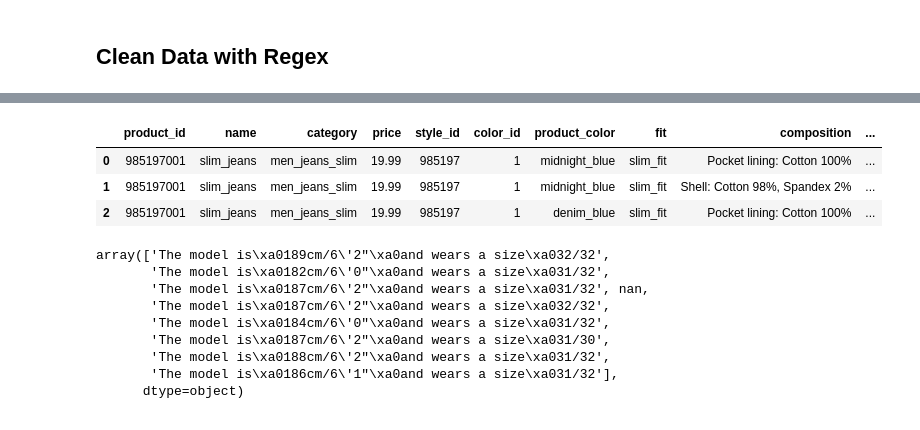
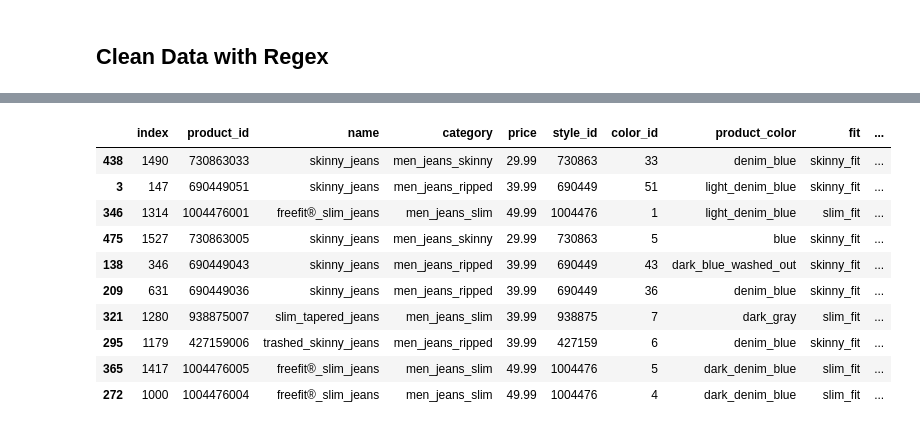
Before and after one commit to MarcosRMG/ds_ao_dev, a Jupyter notebook: notebooks/DS ao DEV.ipynb, the cells around one changed output, grey strips where cells are left out. Saved outputs shown, nothing was run; the diff lists cells and outputs as text; code cells hidden in the pictures.

Commit message:
clean data

```diff
--- a/notebooks/DS ao DEV.ipynb
+++ b/notebooks/DS ao DEV.ipynb
@@ -896,19 +872,51 @@ data['product_color'] = data['product_color'].apply(lambda x: x.replace(' ', '_'
-# %%
-data.head(3)
-# %% [output]
-|  | product_id | name | category | price | style_id | color_id | product_color | fit | composition | ... |
-| 0 | 985197001 | slim_jeans | men_jeans_slim | 19.99 | 985197 | 1 | midnight_blue | slim_fit | Pocket lining: Cotton 100% | ... |
-| 1 | 985197001 | slim_jeans | men_jeans_slim | 19.99 | 985197 | 1 | midnight_blue | slim_fit | Shell: Cotton 98%, Spandex 2% | ... |
-| 2 | 985197001 | slim_jeans | men_jeans_slim | 19.99 | 985197 | 1 | denim_blue | slim_fit | Pocket lining: Cotton 100% | ... |
-# %%
-data['size'].unique()
-# %% [output]
-array(['The model is\xa0189cm/6\'2"\xa0and wears a size\xa032/32',
-       'The model is\xa0182cm/6\'0"\xa0and wears a size\xa031/32',
-       'The model is\xa0187cm/6\'2"\xa0and wears a size\xa031/32', nan,
-       'The model is\xa0187cm/6\'2"\xa0and wears a size\xa032/32',
-       'The model is\xa0184cm/6\'0"\xa0and wears a size\xa031/32',
-       'The model is\xa0187cm/6\'2"\xa0and wears a size\xa031/30',
-       'The model is\xa0188cm/6\'2"\xa0and wears a size\xa031/32',
-       'The model is\xa0186cm/6\'1"\xa0and wears a size\xa031/32'],
-      dtype=object)
+# %%
+# Decomposing the column composition
+df_ref = pd.DataFrame(index=np.arange(len(data)), columns=['cotton', 'spandex', 'elasterell-p', 'polyester'])
+
+df_composition = data['composition'].str.split(',', expand=True).reset_index(drop=True)
+df_composition = df_composition.apply(lambda x: x.str.strip())
+
+# cotton
+df_ref['cotton'] = df_composition[0]
+
+# spandex
+df_spandex = pd.Series(df_composition[df_composition[1].str.contains('Spandex', na=True)][1], name='spandex')
+df_ref = pd.concat([df_ref, df_spandex], axis=1)
+df_ref = df_ref.iloc[:, ~df_ref.columns.duplicated(keep='last')]
+
+# elasterell-p
+df_elasterell = pd.Series(df_composition[df_composition[1].str.contains('Elasterell-P', na=True)][1], name='elasterell-p')
+df_ref = pd.concat([df_ref, df_elasterell], axis=1)
+df_ref = df_ref.iloc[:, ~df_ref.columns.duplicated(keep='last')]
+
+# polyester
+df_polyester = pd.Series(df_composition[df_composition[1].str.contains('Polyester', na=True)][1], name='polyester')
+df_ref = pd.concat([df_ref, df_polyester], axis=1)
+df_ref = df_ref.iloc[:, ~df_ref.columns.duplicated(keep='last')]
+
+# Join with new composition columns
+data.reset_index(inplace=True)
+data = pd.concat([data, df_ref], axis=1)
+
+# Composition with only numbers
+data['cotton'] = data['cotton'].apply(lambda x: float(re.search('\d+', x).group(0)) / 100 if pd.notnull(x) else x)
+data['spandex'] = data['spandex'].apply(lambda x: float(re.search('\d+', x).group(0)) / 100 if pd.notnull(x) else x)
+data['elasterell-p'] = data['elasterell-p'].apply(lambda x: float(re.search('\d+', x).group(0)) / 100 if pd.notnull(x) else x)
+data['polyester'] = data['polyester'].apply(lambda x: float(re.search('\d+', x).group(0)) / 100 if pd.notnull(x) else x)
+
+# Drop original composition column
+data.drop(columns='composition', inplace=True)
+# %%
+data.sample(10)
+# %% [output]
+|  | index | product_id | name | category | price | style_id | color_id | product_color | fit | ... |
+| 438 | 1490 | 730863033 | skinny_jeans | men_jeans_skinny | 29.99 | 730863 | 33 | denim_blue | skinny_fit | ... |
+| 3 | 147 | 690449051 | skinny_jeans | men_jeans_ripped | 39.99 | 690449 | 51 | light_denim_blue | skinny_fit | ... |
+| 346 | 1314 | 1004476001 | freefit®_slim_jeans | men_jeans_slim | 49.99 | 1004476 | 1 | light_denim_blue | slim_fit | ... |
+| 475 | 1527 | 730863005 | skinny_jeans | men_jeans_skinny | 29.99 | 730863 | 5 | blue | skinny_fit | ... |
+| 138 | 346 | 690449043 | skinny_jeans | men_jeans_ripped | 39.99 | 690449 | 43 | dark_blue_washed_out | skinny_fit | ... |
+| 209 | 631 | 690449036 | skinny_jeans | men_jeans_ripped | 39.99 | 690449 | 36 | denim_blue | skinny_fit | ... |
+| 321 | 1280 | 938875007 | slim_tapered_jeans | men_jeans_slim | 39.99 | 938875 | 7 | dark_gray | slim_fit | ... |
+| 295 | 1179 | 427159006 | trashed_skinny_jeans | men_jeans_ripped | 39.99 | 427159 | 6 | denim_blue | skinny_fit | ... |
+| 365 | 1417 | 1004476005 | freefit®_slim_jeans | men_jeans_slim | 49.99 | 1004476 | 5 | dark_denim_blue | slim_fit | ... |
+| 272 | 1000 | 1004476004 | freefit®_slim_jeans | men_jeans_slim | 49.99 | 1004476 | 4 | dark_denim_blue | slim_fit | ... |
```
Also changed, not shown: parts of 3 cells of this notebook.
